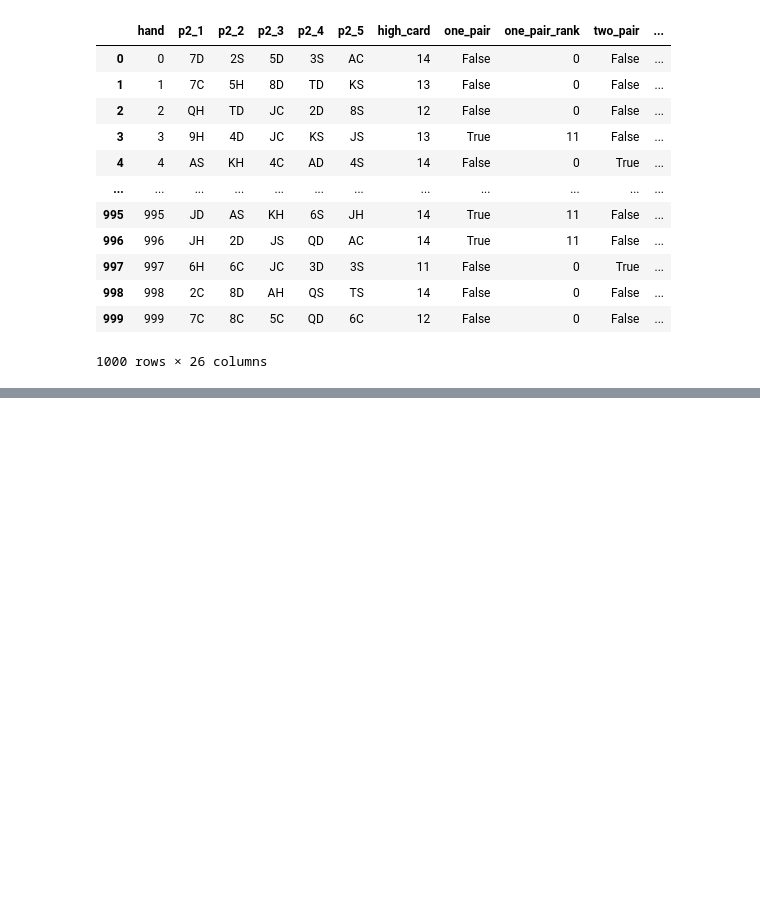
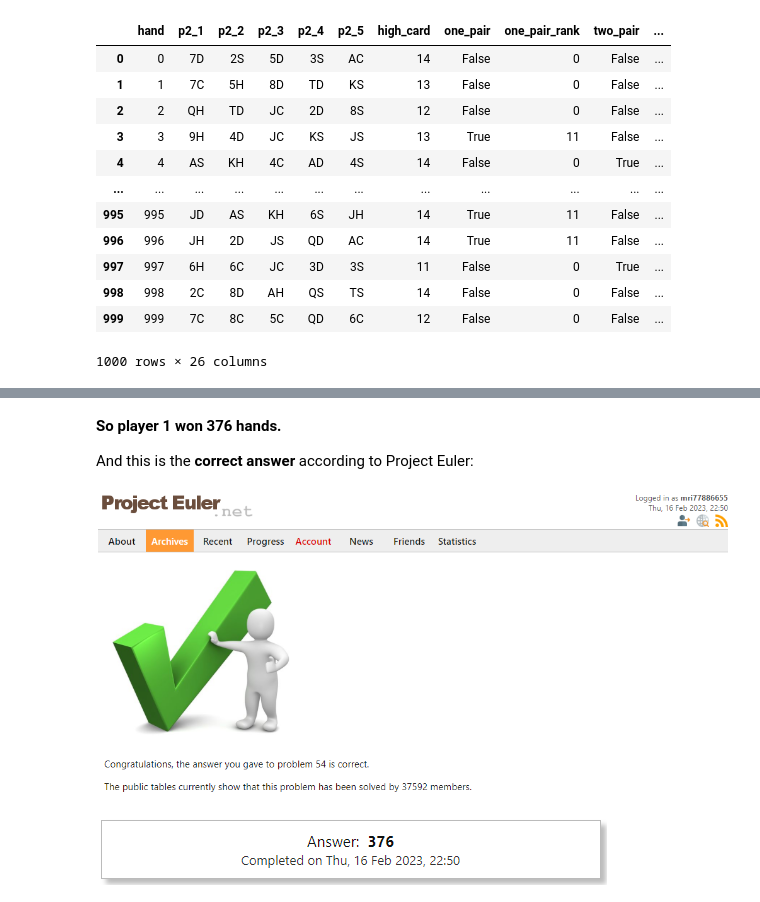
Before and after one commit to null-circle/Portfolio, a Jupyter notebook: Royal Flush/Royal Flush.ipynb, the cells around one changed output, grey strips where cells are left out. Cells and saved outputs as stored; diff of their text form; code cells hidden in the pictures; blank space fills up the shorter version.

Commit message:
Completed solution

```diff
--- a/Royal Flush/Royal Flush.ipynb
+++ b/Royal Flush/Royal Flush.ipynb
@@ -982,0 +1155,13 @@ We need to go through each ranking type from highest to lowest, identify the hig
+# %% [markdown]
+__So player 1 won 376 hands.__
+
+And this is the __correct answer__ according to Project Euler:
+# %%
+from IPython.display import Image
+Image("Images/Solution_Confirmation_1.png")
+# %% [output]
+[figure, added]
+# %%
+Image("Images/Solution_Confirmation_2.png")
+# %% [output]
+[figure, added]
```
Also changed, not shown: parts of 13 cells of this notebook, 2 other files.
